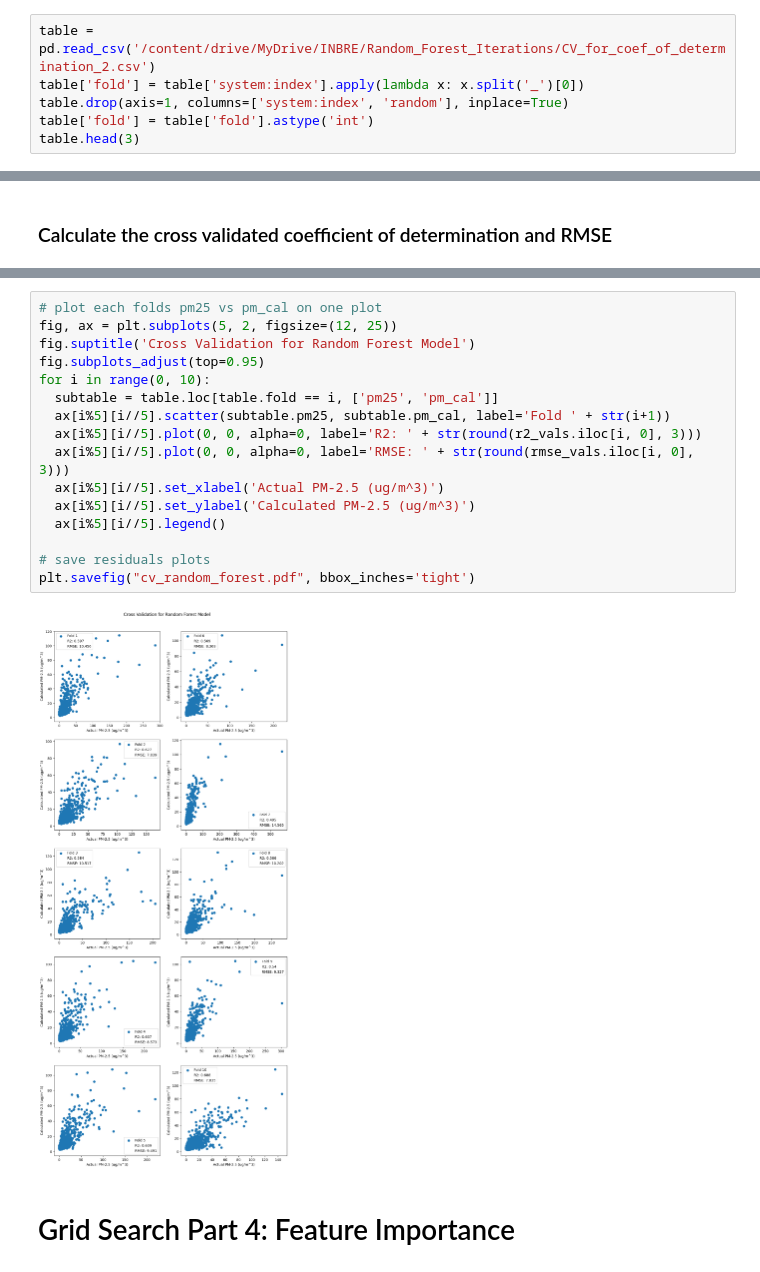
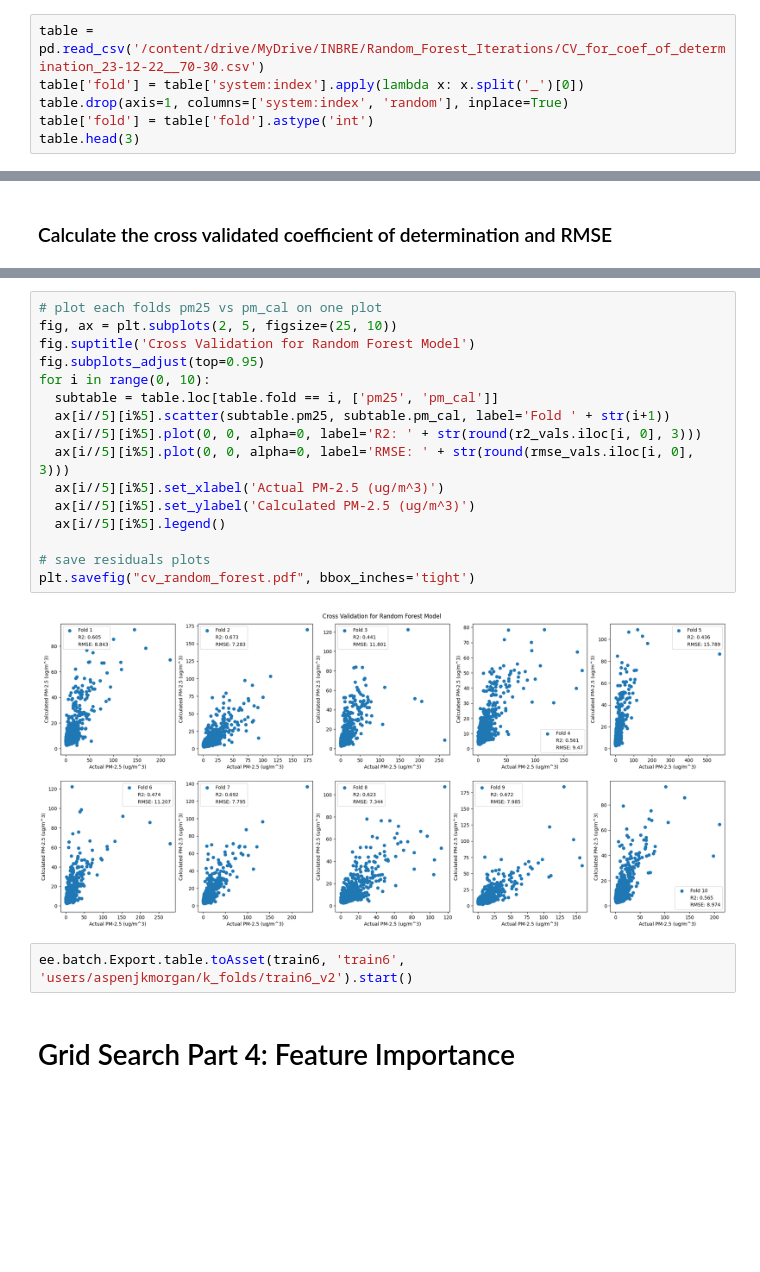
Before and after one commit to mt-pm-concentration-map/Random_Forest_Regression, a Jupyter notebook: Random_Forest_Grid_Search.ipynb, the cells around one changed output, grey strips where cells are left out. Saved outputs shown, nothing was run; the diff lists cells and outputs as text; blank space fills up the shorter version.

```diff
--- a/Random_Forest_Grid_Search.ipynb
+++ b/Random_Forest_Grid_Search.ipynb
@@ -229,7 +232,7 @@ ee.batch.Export.table.toDrive(**{
 # %% [markdown]
 ### Import the csv from part 2
 # %%
-table = pd.read_csv('/content/drive/MyDrive/INBRE/Random_Forest_Iterations/CV_for_coef_of_determination_2.csv')
+table = pd.read_csv('/content/drive/MyDrive/INBRE/Random_Forest_Iterations/CV_for_coef_of_determination_23-12-22__70-30.csv')
 table['fold'] = table['system:index'].apply(lambda x: x.split('_')[0])
 table.drop(axis=1, columns=['system:index', 'random'], inplace=True)
 table['fold'] = table['fold'].astype('int')
@@ -306,21 +279,23 @@ print(rmse_vals)
 # %%
 # plot each folds pm25 vs pm_cal on one plot
-fig, ax = plt.subplots(5, 2, figsize=(12, 25))
+fig, ax = plt.subplots(2, 5, figsize=(25, 10))
 fig.suptitle('Cross Validation for Random Forest Model')
 fig.subplots_adjust(top=0.95)
 for i in range(0, 10):
   subtable = table.loc[table.fold == i, ['pm25', 'pm_cal']]
-  ax[i%5][i//5].scatter(subtable.pm25, subtable.pm_cal, label='Fold ' + str(i+1))
-  ax[i%5][i//5].plot(0, 0, alpha=0, label='R2: ' + str(round(r2_vals.iloc[i, 0], 3)))
-  ax[i%5][i//5].plot(0, 0, alpha=0, label='RMSE: ' + str(round(rmse_vals.iloc[i, 0], 3)))
-  ax[i%5][i//5].set_xlabel('Actual PM-2.5 (ug/m^3)')
-  ax[i%5][i//5].set_ylabel('Calculated PM-2.5 (ug/m^3)')
-  ax[i%5][i//5].legend()
+  ax[i//5][i%5].scatter(subtable.pm25, subtable.pm_cal, label='Fold ' + str(i+1))
+  ax[i//5][i%5].plot(0, 0, alpha=0, label='R2: ' + str(round(r2_vals.iloc[i, 0], 3)))
+  ax[i//5][i%5].plot(0, 0, alpha=0, label='RMSE: ' + str(round(rmse_vals.iloc[i, 0], 3)))
+  ax[i//5][i%5].set_xlabel('Actual PM-2.5 (ug/m^3)')
+  ax[i//5][i%5].set_ylabel('Calculated PM-2.5 (ug/m^3)')
+  ax[i//5][i%5].legend()
 
 # save residuals plots
 plt.savefig("cv_random_forest.pdf", bbox_inches='tight')
 # %% [output]
-[figure, old version]
+[figure, new version]
+# %%
+ee.batch.Export.table.toAsset(train6, 'train6', 'users/aspenjkmorgan/k_folds/train6_v2').start()
 # %% [markdown]
 # Grid Search Part 4: Feature Importance
 # %%
```
Also changed, not shown: parts of 19 cells of this notebook, 1 other file.
